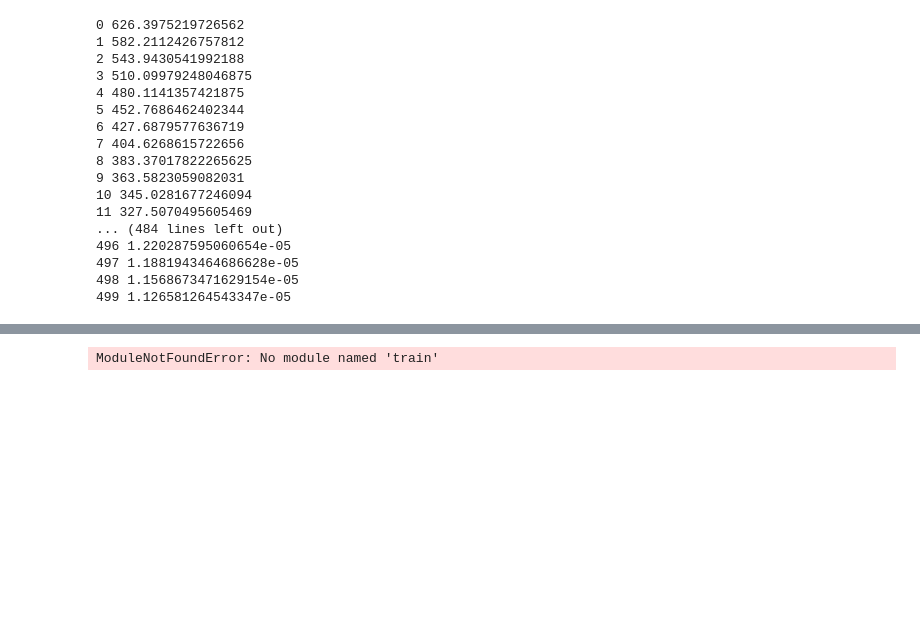
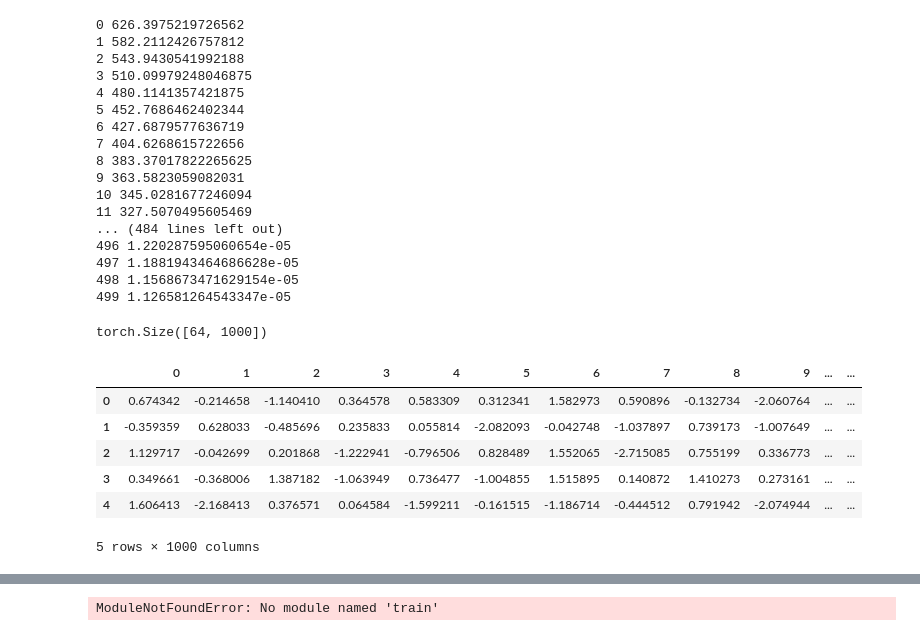
Before and after one commit to donevswe/Code, a Jupyter notebook: Lectures_Effective_Python_Programming/PyToarch_Quick_Start_WideDeep.ipynb, the cells around one changed output, grey strips where cells are left out. Drawn from its saved outputs; the diff is of its cells as text; code cells hidden in the pictures; blank space fills up the shorter version.

```diff
--- a/Lectures_Effective_Python_Programming/PyToarch_Quick_Start_WideDeep.ipynb
+++ b/Lectures_Effective_Python_Programming/PyToarch_Quick_Start_WideDeep.ipynb
@@ -339,3 +366,15 @@ for t in range(500):
 497 1.1881943464686628e-05
 498 1.1568673471629154e-05
 499 1.126581264543347e-05
+# %%
+print(x.shape)
+pd.DataFrame(x).head()
+# %% [output]
+torch.Size([64, 1000])
+|  | 0 | 1 | 2 | 3 | 4 | 5 | 6 | 7 | 8 | 9 | ... | ... |
+| 0 | 0.674342 | -0.214658 | -1.140410 | 0.364578 | 0.583309 | 0.312341 | 1.582973 | 0.590896 | -0.132734 | -2.060764 | ... | ... |
+| 1 | -0.359359 | 0.628033 | -0.485696 | 0.235833 | 0.055814 | -2.082093 | -0.042748 | -1.037897 | 0.739173 | -1.007649 | ... | ... |
+| 2 | 1.129717 | -0.042699 | 0.201868 | -1.222941 | -0.796506 | 0.828489 | 1.552065 | -2.715085 | 0.755199 | 0.336773 | ... | ... |
+| 3 | 0.349661 | -0.368006 | 1.387182 | -1.063949 | 0.736477 | -1.004855 | 1.515895 | 0.140872 | 1.410273 | 0.273161 | ... | ... |
+| 4 | 1.606413 | -2.168413 | 0.376571 | 0.064584 | -1.599211 | -0.161515 | -1.186714 | -0.444512 | 0.791942 | -2.074944 | ... | ... |
+5 rows × 1000 columns
```
Also changed, not shown: parts of 9 cells of this notebook, 14 other files.
